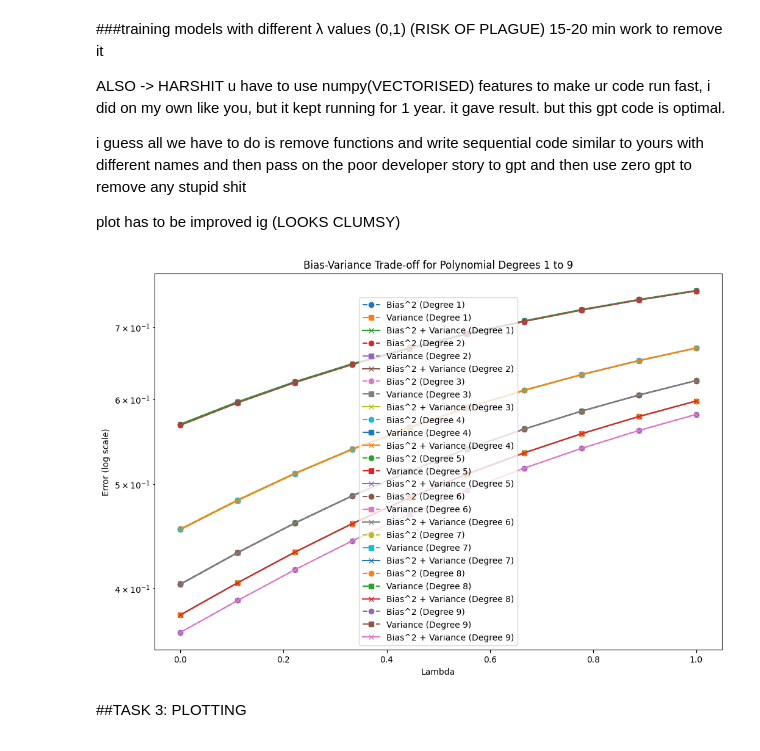
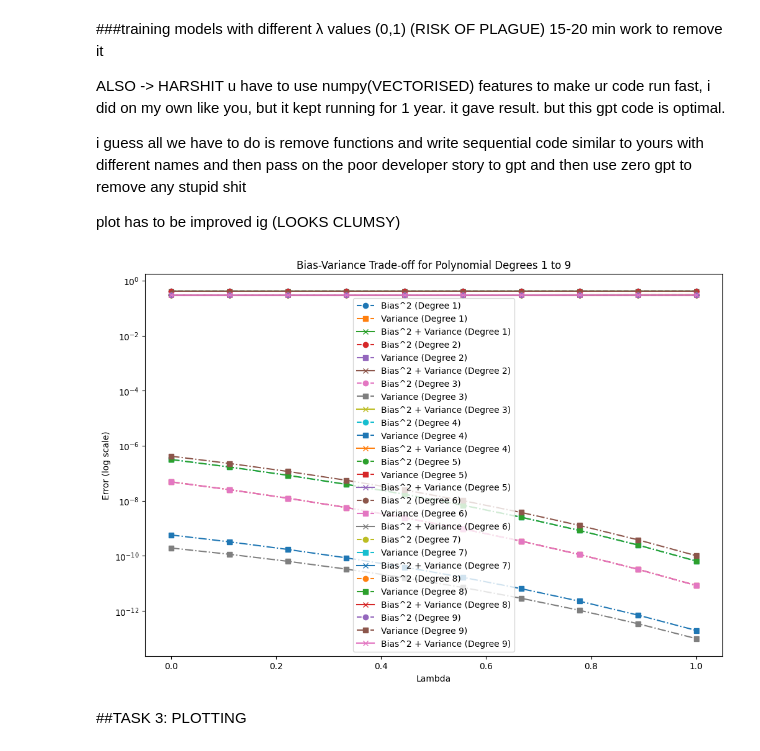
Before and after one commit to RastogiAdit/FODS-Assignment_1, a Jupyter notebook: Assignment_1(vishal-edited-in-collab.ipynb, the cells around one changed output. Drawn from its saved outputs; the diff is of its cells as text; code cells hidden in the pictures.

```diff
--- a/Assignment_1(vishal-edited-in-collab.ipynb
+++ b/Assignment_1(vishal-edited-in-collab.ipynb
@@ -103,15 +109,11 @@ y_n is the residual error (estimated - predicted)
 
 (x_n)^power is the inner derivative term for the partial derivative wrt that variable.
 # %%
-def gradient(df_train, w, deg, power, start, end):
-
+def gradient(df_train, w, poly_values, power, start, end):
     slope = 0
     for i in range(start, end + 1):
-        x = np.array([df_train['X'][i] ** j for j in range(deg + 1)])
-
-        y_n = np.dot(w, x) - df_train['Y'][i]
-        slope += y_n * (df_train['X'][i] ** power)
-
+        y_n = np.dot(w, poly_values[i]) - df_train['Y'][i]
+        slope += y_n * poly_values[i, power]
     return slope
 # %% [markdown]
 Descent by updating weights A/c to batch and polynomial degree
@@ -226,65 +227,61 @@ ALSO -> HARSHIT u have to use numpy(VECTORISED) features to make ur code run fas
 
 plot has to be improved ig (LOOKS CLUMSY)
 # %%
-import numpy as np
-import matplotlib.pyplot as plt
-
 # Create the design matrix for polynomial features
 def create_design_matrix(X, deg):
     return np.array([X ** i for i in range(deg + 1)]).T  # (N x deg+1)
 
 # Gradient computation with L2 regularization (vectorized)
-def gradient_L2_vectorized(X_batch, y_batch, w, l2_lambda):
+def gradient_L2_vectorized(X_batch, y_batch, w, ln_lambda):
     N = len(y_batch)
     predictions = np.dot(X_batch, w)
     errors = predictions - y_batch
-    grad = (1 / N) * np.dot(X_batch.T, errors)
-    grad += l2_lambda * w  # L2 regularization term
+    grad = np.dot(X_batch.T, errors)
+    grad += (2.718281828 ** ln_lambda) * w  # L2 regularization term
     return grad
 
 # Gradient descent for L2 regularization (vectorized)
-def gradient_descent_L2_vectorized(X, y, w, l2_lambda, learning_rate=0.001, max_iter=100, batch_size=200):
+def gradient_descent_L2_vectorized(X, y, w, ln_lambda, learning_rate=0.001, max_iter=500, batch_size=200):
     N = len(y)
     for itr in range(max_iter):
         for start in range(0, N, batch_size):
             end = min(start + batch_size, N)
             X_batch = X[start:end]
             y_batch = y[start:end]
-            gradient = gradient_L2_vectorized(X_batch, y_batch, w, l2_lambda)
+            gradient = gradient_L2_vectorized(X_batch, y_batch, w, ln_lambda)
             w -= learning_rate * gradient
     return w
 
 # Compute the error with L2 regularization (vectorized)
-def compute_error_L2_vectorized(X, y, w, l2_lambda):
+def compute_error_L2_vectorized(X, y, w, ln_lambda):
     predictions = np.dot(X, w)
     errors = predictions - y
     error = (1 / (2 * len(y))) * np.sum(errors ** 2)  # Mean squared error
-    l2_penalty = l2_lambda * np.sum(w ** 2)
+    l2_penalty = (2.718281828 ** ln_lambda) * np.sum(w ** 2)
     return error + l2_penalty
 
 # Function to calculate bias and variance
-def calculate_bias_variance(df_train, degrees, lambdas, iterations=100, batches=4, batch_size=200):
-    X_data = df_train['X'].values
+def calculate_bias_variance(df_train, degrees, lambdas, iterations=500, batches=4, batch_size=200):
     y_data = df_train['Y'].values
     all_bias = {}
     all_variance = {}
     all_total_error = {}
 
     for deg in degrees:
-        X_design = create_design_matrix(X_data, deg)  # Design matrix for current degree
+        X_design = create_design_matrix(train_set['X'], deg)  # Design matrix for current degree
         N = len(X_design)
 
         bias_values = []
         variance_values = []
         total_error_values = []
 
-        for l2_lambda in lambdas:
+        for ln_lambda in lambdas:
             predictions_all_batches = np.zeros((batches, N))  # Pre-allocate predictions
 
             # Train on multiple batches
+            w = np.zeros(deg + 1)
             for batch in range(batches):
-                w = np.zeros(deg + 1)  # Initialize weights
-                w = gradient_descent_L2_vectorized(X_design, y_data, w, l2_lambda, max_iter=iterations, batch_size=batch_size)
+                w = gradient_descent_L2_vectorized(X_design, y_data, w, ln_lambda, max_iter=iterations, batch_size=batch_size)
 
                 # Store predictions for this batch
                 predictions_all_batches[batch] = np.dot(X_design, w)
@@ -309,34 +306,34 @@ def calculate_bias_variance(df_train, degrees, lambdas, iterations=100, batches=
         all_total_error[deg] = total_error_values
 
     return all_bias, all_variance, all_total_error
 
 # Plotting the Bias^2, Variance, and Total Error
 def plot_bias_variance(all_bias, all_variance, all_total_error, degrees, lambdas):
     plt.figure(figsize=(12, 8))
 
     for deg in degrees:
         plt.plot(lambdas, all_bias[deg], label=f"Bias^2 (Degree {deg})", linestyle='--', marker='o')
         plt.plot(lambdas, all_variance[deg], label=f"Variance (Degree {deg})", linestyle='-.', marker='s')
         plt.plot(lambdas, all_total_error[deg], label=f"Bias^2 + Variance (Degree {deg})", linestyle='-', marker='x')
 
     plt.yscale('log')  # Use log scale for better visibility
     plt.xlabel("Lambda")
     plt.ylabel("Error (log scale)")
     plt.title("Bias-Variance Trade-off for Polynomial Degrees 1 to 9")
     plt.legend()
     plt.show()
 
 # Define the degrees and lambda values to test
 degrees = range(1, 10)  # Degrees from 1 to 9
 lambdas = np.linspace(0, 1, 10)  # Use a few distinct values of lambda
 
 # Calculate bias, variance, and total error for different degrees and lambdas
 all_bias, all_variance, all_total_error = calculate_bias_variance(train_set, degrees, lambdas, iterations=500, batch_size=200)
 
 # Plot the results
 plot_bias_variance(all_bias, all_variance, all_total_error, degrees, lambdas)
 # %% [output]
-[figure, old version]
+[figure, new version]
 # %% [markdown]
 ##TASK 3: PLOTTING
 # %% [markdown]
```
Also changed, not shown: parts of 14 cells of this notebook, 1 other file.
